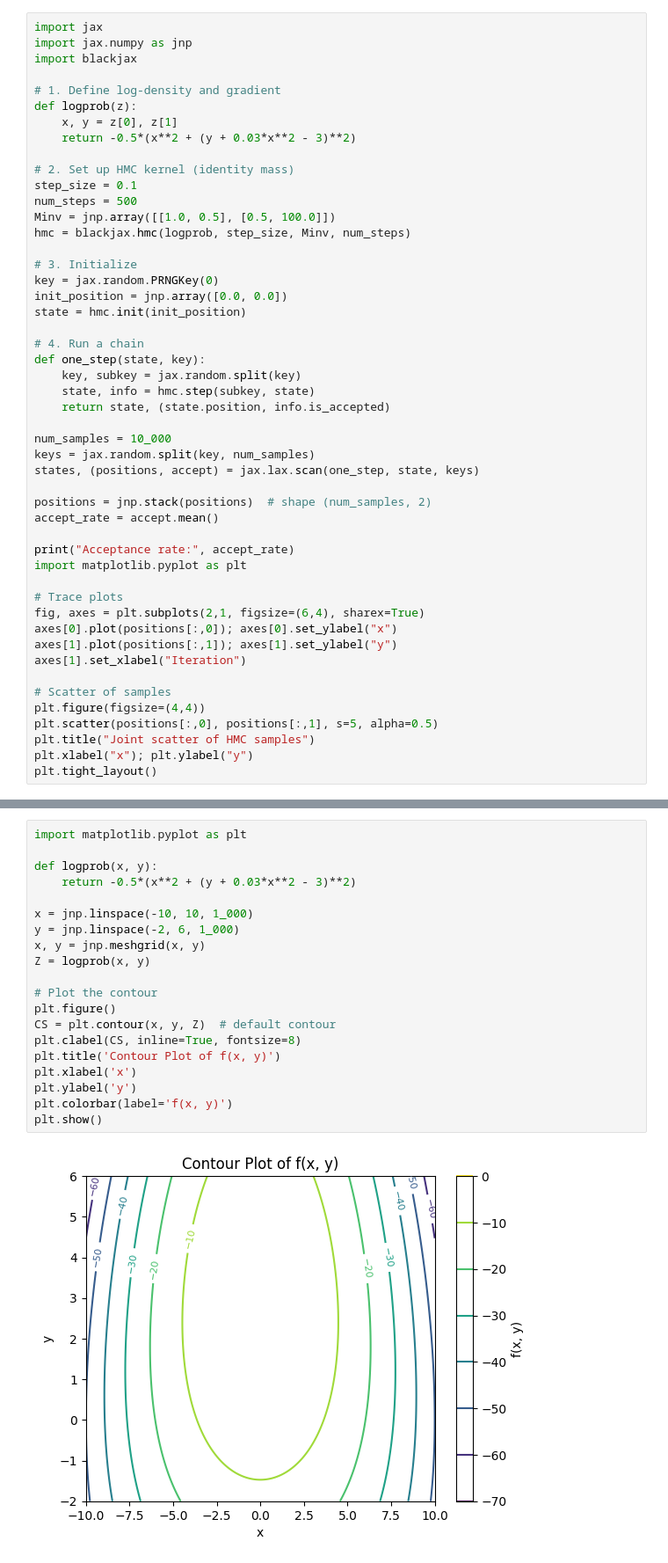
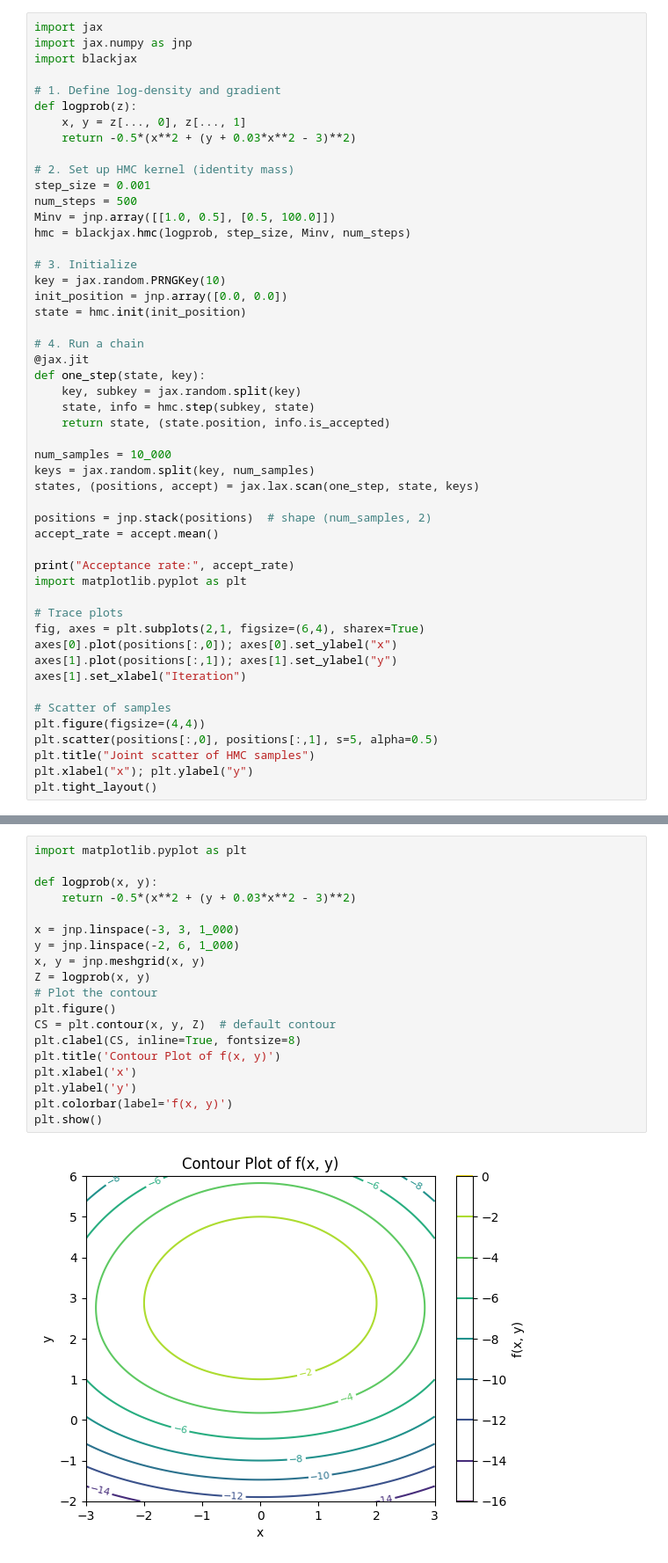
Before and after one commit to USCbiostats/PM520, a Jupyter notebook: Lab_13_HMC.ipynb, the cells around one changed output, grey strips where cells are left out. Shown at 88% size. Saved outputs shown, nothing was run; the diff lists cells and outputs as text.

```diff
--- a/Lab_13_HMC.ipynb
+++ b/Lab_13_HMC.ipynb
@@ -105,21 +105,22 @@ import blackjax
 
 # 1. Define log‑density and gradient
 def logprob(z):
-    x, y = z[0], z[1]
+    x, y = z[..., 0], z[..., 1]
     return -0.5*(x**2 + (y + 0.03*x**2 - 3)**2)
 
 # 2. Set up HMC kernel (identity mass)
-step_size = 0.1
+step_size = 0.001
 num_steps = 500
 Minv = jnp.array([[1.0, 0.5], [0.5, 100.0]])
 hmc = blackjax.hmc(logprob, step_size, Minv, num_steps)
 
 # 3. Initialize
-key = jax.random.PRNGKey(0)
+key = jax.random.PRNGKey(10)
 init_position = jnp.array([0.0, 0.0])
 state = hmc.init(init_position)
 
 # 4. Run a chain
+@jax.jit
 def one_step(state, key):
     key, subkey = jax.random.split(key)
     state, info = hmc.step(subkey, state)
@@ -154,25 +155,24 @@ Acceptance rate: 0.91899997
 # %%
 import matplotlib.pyplot as plt
 
 def logprob(x, y):
     return -0.5*(x**2 + (y + 0.03*x**2 - 3)**2)
 
-x = jnp.linspace(-10, 10, 1_000)
+x = jnp.linspace(-3, 3, 1_000)
 y = jnp.linspace(-2, 6, 1_000)
 x, y = jnp.meshgrid(x, y)
 Z = logprob(x, y)
-
 # Plot the contour
 plt.figure()
 CS = plt.contour(x, y, Z)  # default contour
 plt.clabel(CS, inline=True, fontsize=8)
 plt.title('Contour Plot of f(x, y)')
 plt.xlabel('x')
 plt.ylabel('y')
 plt.colorbar(label='f(x, y)')
 plt.show()
 # %% [output]
-[figure, old version]
+[figure, new version]
 # %% [markdown]
 ## 7 – Exercises
 
```
Also changed, not shown: parts of 4 cells of this notebook.
